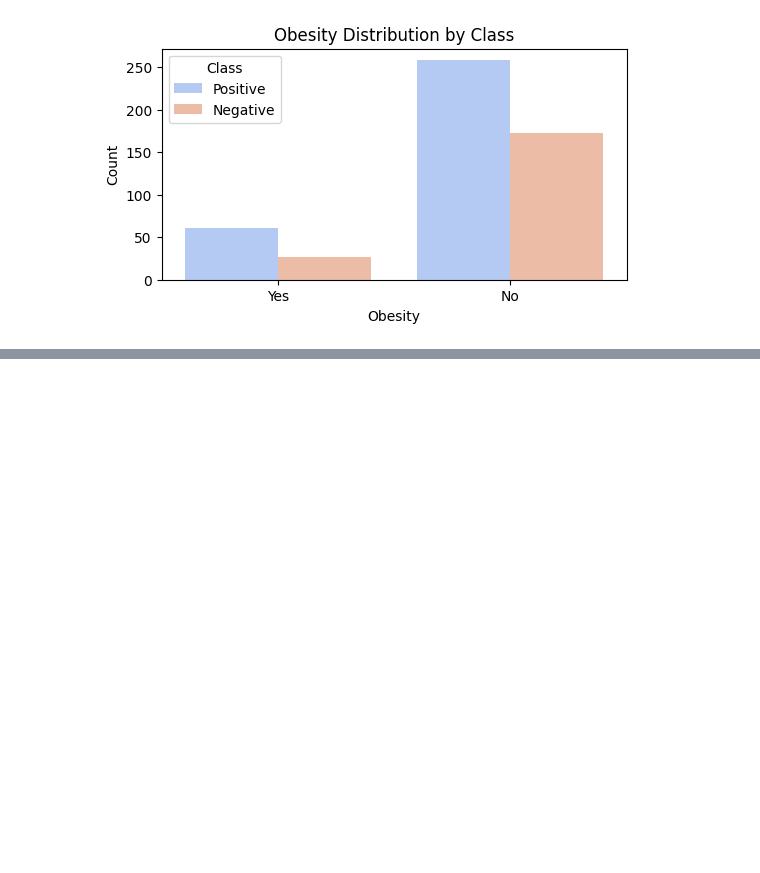
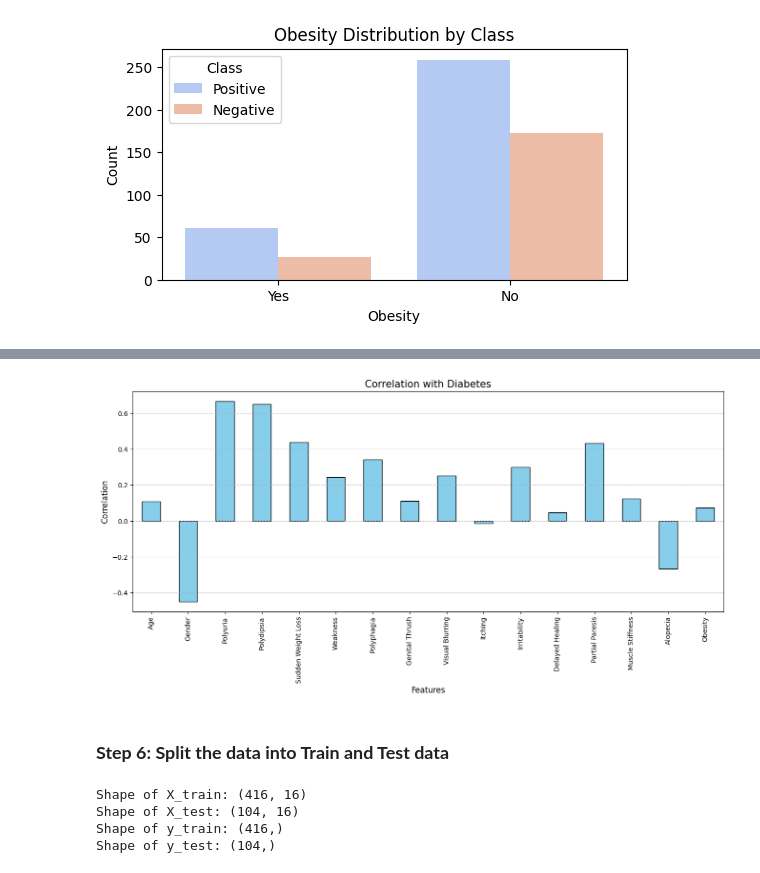
Before and after one commit to Angad143/HealthScope---A-Multi-Disease-Progression-and-Severity-Prediction-Platform, a Jupyter notebook: Diabetes Progression Prediction/Diabetes_Diseases_Prediction.ipynb, the cells around one changed output, grey strips where cells are left out. Cells and saved outputs as stored; diff of their text form; code cells hidden in the pictures; blank space fills up the shorter version.

```diff
--- a/Diabetes Progression Prediction/Diabetes_Diseases_Prediction.ipynb
+++ b/Diabetes Progression Prediction/Diabetes_Diseases_Prediction.ipynb
@@ -873,0 +944,4 @@ plt.show()
+# %%
+# Changing Postive to 1 and Negative to 0
+df['Class'] = df['Class'].apply(lambda x: 1 if x=='Positive' else 0)
+df['Class']
@@ -873,0 +961,4 @@ plt.show()
+# %%
+# Define features (X) and target (y)
+X = df.drop(columns=['Class'])
+y = df['Class']
@@ -873,0 +967,6 @@ plt.show()
+# %%
+# Encode categorical variables
+label_encoder = LabelEncoder()
+for column in X.columns:
+    if X[column].dtype == 'object':
+        X[column] = label_encoder.fit_transform(X[column])
@@ -873,0 +985,6 @@ plt.show()
+# %%
+# Scale numerical features
+scaler = StandardScaler()
+
+# Fit and transform only on numerical columns
+X[['Age']] = scaler.fit_transform(X[['Age']])
@@ -873,0 +1023,32 @@ plt.show()
+# %%
+# PLot the correlation between features and Target Variable
+plt.figure(figsize=(16, 6))
+X.corrwith(y).plot.bar(color='skyblue', edgecolor='black')
+
+# Adding title and labels
+plt.title("Correlation with Diabetes", fontsize=15)
+plt.xlabel("Features", fontsize=12)
+plt.ylabel("Correlation", fontsize=12)
+plt.xticks(rotation=90)
+plt.grid(axis='y', linestyle="--", alpha=0.7)
+
+# Show plot
+plt.show()
+# %% [output]
+[figure, added]
+# %% [markdown]
+### **Step 6: Split the data into Train and Test data**
+# %%
+# Split data into training and testing sets
+X_train, X_test, y_train, y_test = train_test_split(X, y, test_size=0.20, random_state=42) # also train_size = 0.8
+
+# Display the shape of the training and testing data
+print(f"Shape of X_train: {X_train.shape}")
+print(f"Shape of X_test: {X_test.shape}")
+print(f"Shape of y_train: {y_train.shape}")
+print(f"Shape of y_test: {y_test.shape}")
+# %% [output]
+Shape of X_train: (416, 16)
+Shape of X_test: (104, 16)
+Shape of y_train: (416,)
+Shape of y_test: (104,)
```
Also changed, not shown: parts of 15 cells of this notebook, 1 other file.
